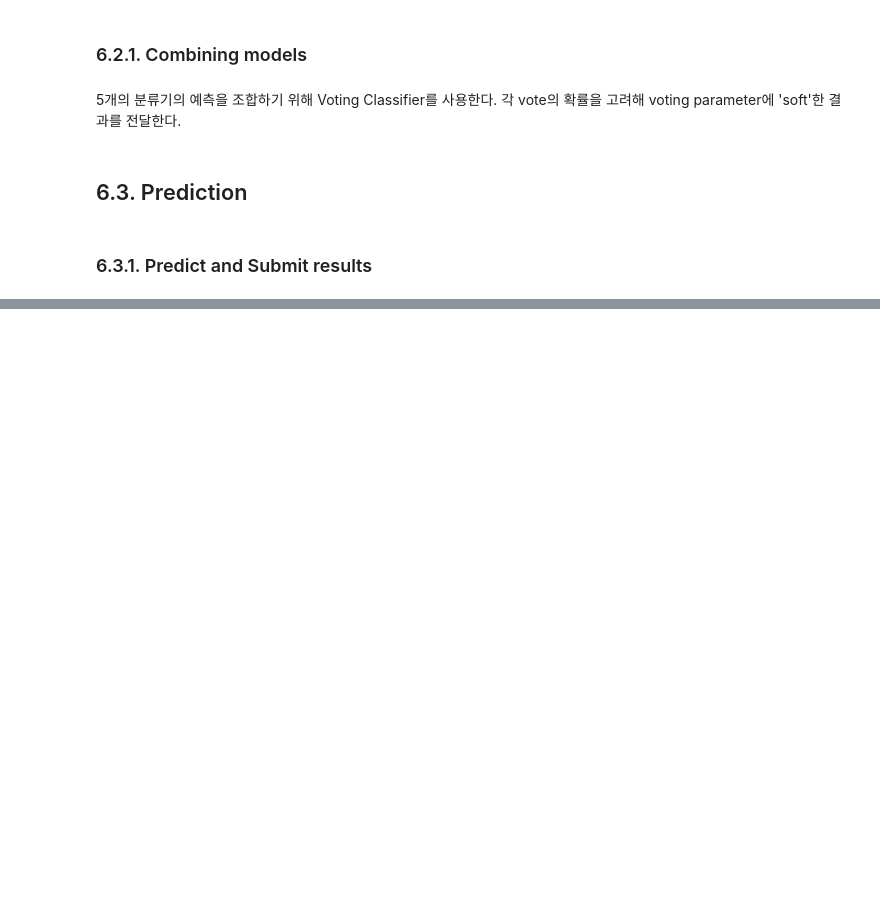
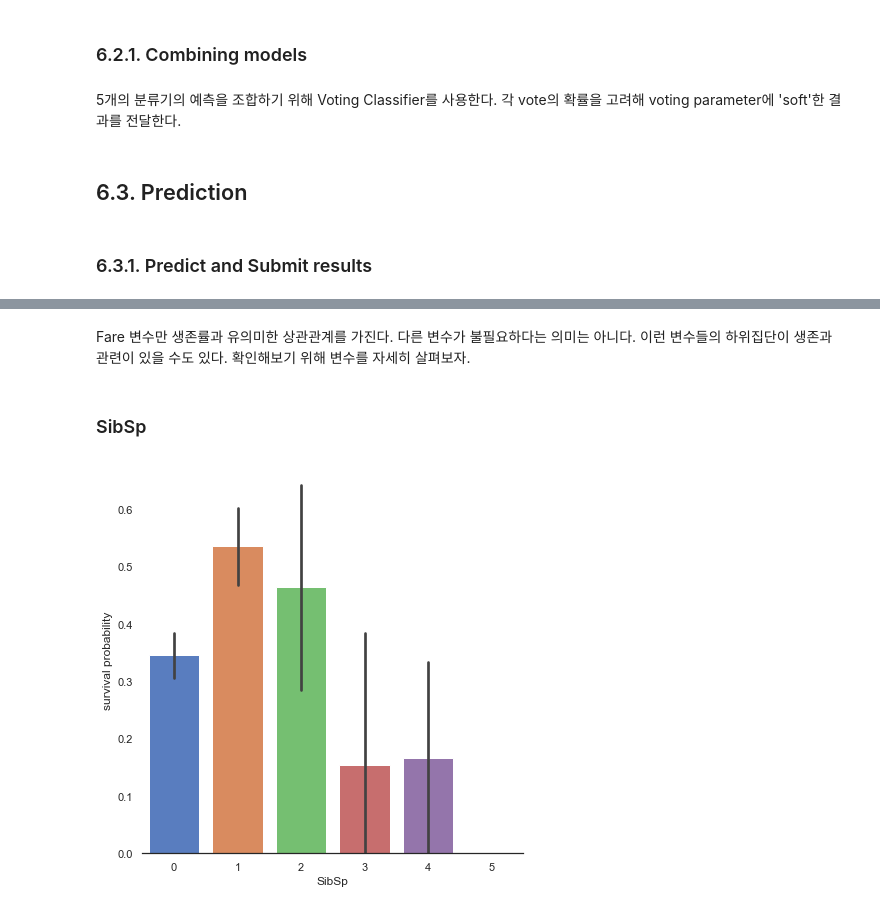
Before and after one commit to Haebuk/kagglestudy, a Jupyter notebook: Titanic competition/titanic_3_sion.ipynb, the cells around one changed output, grey strips where cells are left out. Cells and saved outputs as stored; diff of their text form; code cells hidden in the pictures; blank space fills up the shorter version.

```diff
--- a/Titanic competition/titanic_3_sion.ipynb
+++ b/Titanic competition/titanic_3_sion.ipynb
@@ -906,0 +918,19 @@ results.to_csv('ensemble_python_voting.csv',index=False)
+# %%
+import pandas as pd
+import numpy as np
+import matplotlib.pyplot as plt
+import seaborn as sns
+%matplotlib inline
+
+from collections import Counter
+
+from sklearn.ensemble import RandomForestClassifier, AdaBoostClassifier, GradientBoostingClassifier, ExtraTreesClassifier, VotingClassifier
+from sklearn.discriminant_analysis import LinearDiscriminantAnalysis
+from sklearn.linear_model import LogisticRegression
+from sklearn.neighbors import KNeighborsClassifier
+from sklearn.tree import DecisionTreeClassifier
+from sklearn.neural_network import MLPClassifier
+from sklearn.svm import SVC
+from sklearn.model_selection import GridSearchCV, cross_val_score, StratifiedKFold, learning_curve
+
+sns.set(style='white', context='notebook', palette='deep')
@@ -906,0 +941,4 @@ results.to_csv('ensemble_python_voting.csv',index=False)
+# %%
+train = pd.read_csv("../input/train.csv")
+test = pd.read_csv("../input/test.csv")
+IDtest = test["PassengerId"]
@@ -906,0 +1004,3 @@ results.to_csv('ensemble_python_voting.csv',index=False)
+# %%
+# outlier 삭제
+train = train.drop(Outliers_to_drop, axis=0).reset_index(drop=True)
@@ -906,0 +1121,15 @@ results.to_csv('ensemble_python_voting.csv',index=False)
+# %% [markdown]
+Fare 변수만 생존률과 유의미한 상관관계를 가진다.
+다른 변수가 불필요하다는 의미는 아니다. 이런 변수들의 하위집단이 생존과 관련이 있을 수도 있다. 확인해보기 위해 변수를 자세히 살펴보자.
+# %% [markdown]
+### SibSp
+# %%
+import warnings
+warnings.filterwarnings('ignore')  ### 임의로 warning 무시 코드 추가
+
+# Survived와 SibSp의 관계
+g = sns.factorplot(x='SibSp',y='Survived',data=train,kind='bar',size=6,palette='muted')
+g.despine(left=True)
+g = g.set_ylabels('survival probability')
+# %% [output]
+[figure, added]
```
Also changed, not shown: parts of 120 cells of this notebook.
